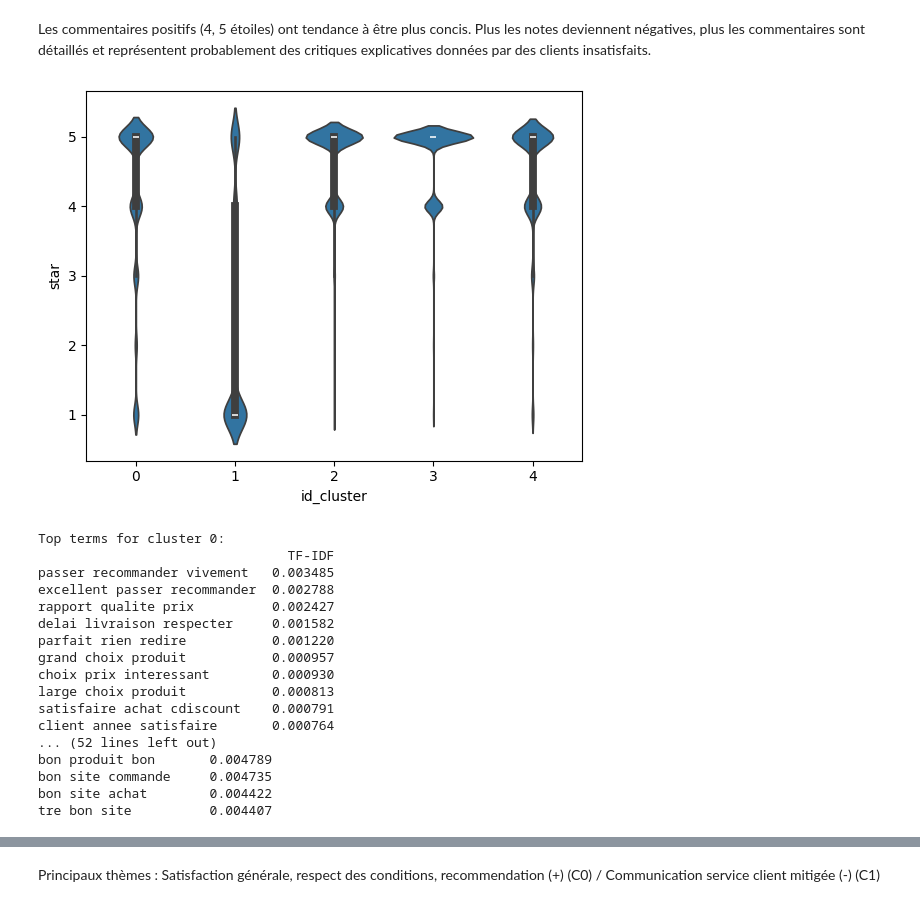
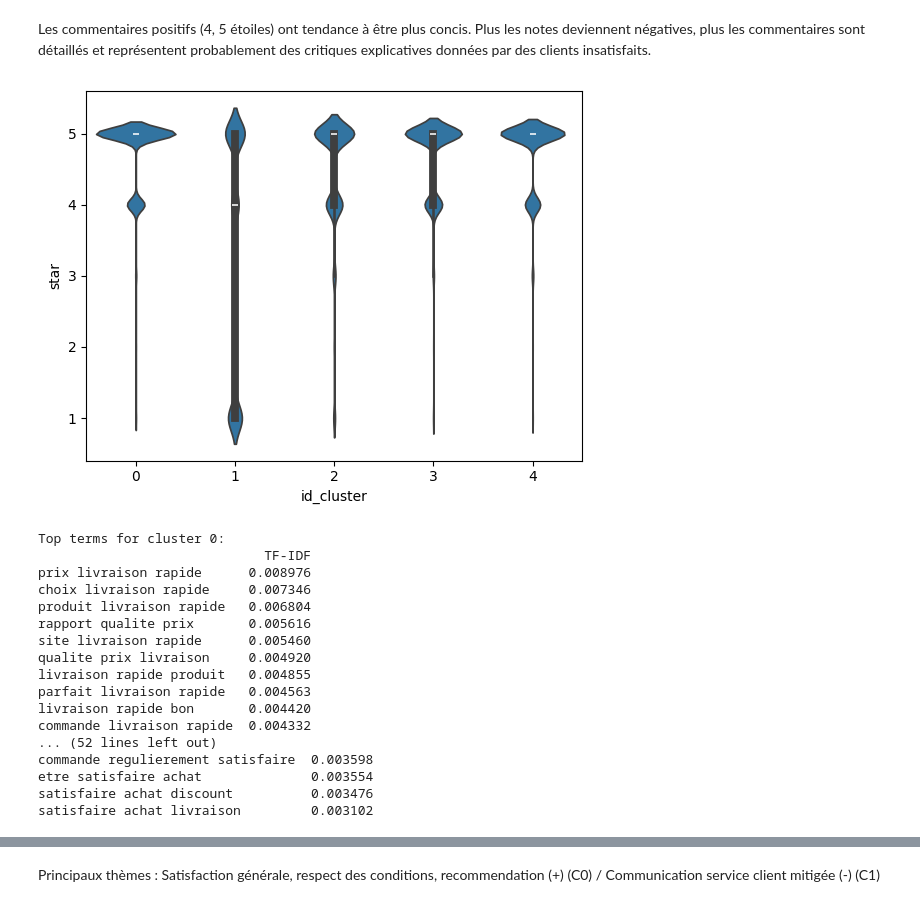
Before and after one commit to Jojocko/NLP-projects-, a Jupyter notebook: jo_supply_chain_project.ipynb, the cells around one changed output, grey strips where cells are left out. Drawn from its saved outputs; the diff is of its cells as text; code cells hidden in the pictures.

```diff
--- a/jo_supply_chain_project.ipynb
+++ b/jo_supply_chain_project.ipynb
@@ -145,8 +146,9 @@ stop_words = set(stopwords.words('french'))
 adverbes = {'très', 'beaucoup', 'bien', 'mal', 'ainsi', 'aussi', 'toujours', 'jamais', 'vraiment', 'particulièrement', 'souvent', 'peu', 'plutôt', 'rarement', 'généralement', 'complètement', 'absolument', 'sérieusement', 'légèrement',
     'fréquemment', 'énormément', 'directement', 'parfaitement', 'principalement', 'naturellement', 'exactement',
     'facilement', 'évidemment', 'fondamentalement', 'heureusement', 'malheureusement'}
+company = {'Fnac', 'fnac', 'Amazon', 'amazon', 'CDiscount', 'cdiscount'}
 
-stop_words.update(adverbes)
+stop_words.update(adverbes, company)
 
 # Filtrage des commentaires à 5 étoiles
 df_5_stars = df[df['star'] == 5]
@@ -209,39 +211,25 @@ Ce bigramme indique une évaluation négative du service client, que ce soit che
 # %%
 # Extraction des exclamations et majuscules
 import re
-
-def findCAPSLOCK(tweet):
-    r = re.compile(r"[A-Z]")
-    capslock = r.findall(tweet)
-    return len(capslock)
 
 def find_chain_CAPSLOCK(tweet):
     r = re.compile(r"[A-Z]{2,}")
     capslock = r.findall(tweet)
     return len(capslock)
 
-def find_exclamation(tweet):
-    r = re.compile(r"\!")
-    exclamation = r.findall(tweet)
-    return len(exclamation)
-
 def find_chain_exclamation(tweet):
     r = re.compile(r"(\! ){2,}")
     exclamation = r.findall(tweet)
     return len(exclamation)
 
-df['capslock'] = df.commentaire.apply(lambda x: findCAPSLOCK(str(x)))
 df['chain_capslock'] = df.commentaire.apply(lambda x: find_chain_CAPSLOCK(str(x)))
-df['exclamation'] = df.commentaire.apply(lambda x: find_exclamation(str(x)))
 df['chain_exclamation'] = df.commentaire.apply(lambda x: find_chain_exclamation(str(x)))
 
-# Grouper les données par 'star' et 'sentiment', puis calculer la somme
 grouped_data = df.groupby(['star', 'sentiment']).agg({
     'chain_capslock': 'sum',
     'chain_exclamation': 'sum'
 }).reset_index()
 
-# Création des graphiques
 plt.figure(figsize=(10, 6))
 
 # Graphique pour chain_capslock
@@ -287,16 +275,17 @@ import re
 import unicodedata
 from nltk.tokenize import word_tokenize
 
+stop_words.update(['service', 'client'])
+
 def unicode_to_ascii(s):
     return ''.join(c for c in unicodedata.normalize('NFD', s)
         if unicodedata.category(c) != 'Mn')
 
 def preprocess_sentence(w):
-    w = unicode_to_ascii(w.lower().strip()) # lower capitalized letters + retire les espaces en début et fin de string (phrases)
-    w = re.sub(r"([?.!,¿])", r" \1 ", w) # ajout d'espaces autour des ponctuations pour les séparer des mots. eg: "he is a boy." => "he is a boy .
-    w = re.sub(r'[" "]+', " ", w) # remplacement des séquences d'espaces multiples par un seul espace
-    w = re.sub(r"[^a-zA-Z?.!]+", " ", w) # suppression de tout caractère qui n'est pas une lettre ou une ponctuation courante
-    w = re.sub(r'\b\w{0,2}\b', '', w) # suppression des mots de moins de trois lettres.
+    w = unicode_to_ascii(w.lower().strip())
+    w = re.sub(r"([?.!,¿])", r" \1 ", w)
+    w = re.sub(r"[^a-zA-Z?.!]+", " ", w)
+    w = re.sub(r'\b\w{0,2}\b', '', w)
 
     # remove stopword
     mots = word_tokenize(w.strip()) # tokénization en mots individuels
@@ -306,32 +295,33 @@ def preprocess_sentence(w):
 df.cleaned_lemma = df.cleaned_lemma.apply(lambda x :preprocess_sentence(x))
 # %%
 # 1ère tentative de clusters complètement déséquilibrés, autre méthode:
+
 # Vectoriser avec TfidfVectorizer et non pas CountVectorizer , nb de termes min max , mix d'unigramme, bigramme et trigramme
 
 from sklearn.feature_extraction.text import TfidfVectorizer
 from sklearn.cluster import KMeans
 
 min_df = 0.01  # Les termes doivent apparaître dans 1% des docs
-max_df = 0.25  # Les termes ne doivent pas apparaître dans plus de 75% des documents
+max_df = 0.75  # Les termes ne doivent pas apparaître dans plus de 75% des documents
 
 ngram_range = (1, 3)
 
 stop_words_list = list(stop_words)
 
 tfidf_vectorizer = TfidfVectorizer(min_df=min_df, max_df=max_df, ngram_range=ngram_range, stop_words=stop_words_list)
 
 vec_reponses = tfidf_vectorizer.fit_transform(df.cleaned_lemma)
 
 km = KMeans(n_clusters=5, random_state=42)
 km.fit(vec_reponses)
 
 data = pd.DataFrame({'star': df.star.values})
 data['id_cluster'] = km.labels_
 fig, ax = plt.subplots()
 sns.violinplot(y="star", x="id_cluster", data=data, ax=ax)
 plt.show()
 # %% [output]
-[figure, old version]
+[figure, new version]
 # %%
 # Importance relative des termes des clusters par rapport au corpus
 
@@ -355,19 +345,19 @@ for cluster_num in range(5):
     print("\n")
 # %% [output]
 Top terms for cluster 0:
-                                TF-IDF
-passer recommander vivement   0.003485
-excellent passer recommander  0.002788
-rapport qualite prix          0.002427
-delai livraison respecter     0.001582
-parfait rien redire           0.001220
-grand choix produit           0.000957
-choix prix interessant        0.000930
-large choix produit           0.000813
-satisfaire achat cdiscount    0.000791
-client annee satisfaire       0.000764
+                             TF-IDF
+prix livraison rapide      0.008976
+choix livraison rapide     0.007346
+produit livraison rapide   0.006804
+rapport qualite prix       0.005616
+site livraison rapide      0.005460
+qualite prix livraison     0.004920
+livraison rapide produit   0.004855
+parfait livraison rapide   0.004563
+livraison rapide bon       0.004420
+commande livraison rapide  0.004332
 ... (52 lines left out)
-bon produit bon       0.004789
-bon site commande     0.004735
-bon site achat        0.004422
-tre bon site          0.004407
+commande regulierement satisfaire  0.003598
+etre satisfaire achat              0.003554
+satisfaire achat discount          0.003476
+satisfaire achat livraison         0.003102
```
Also changed, not shown: parts of 20 cells of this notebook.
